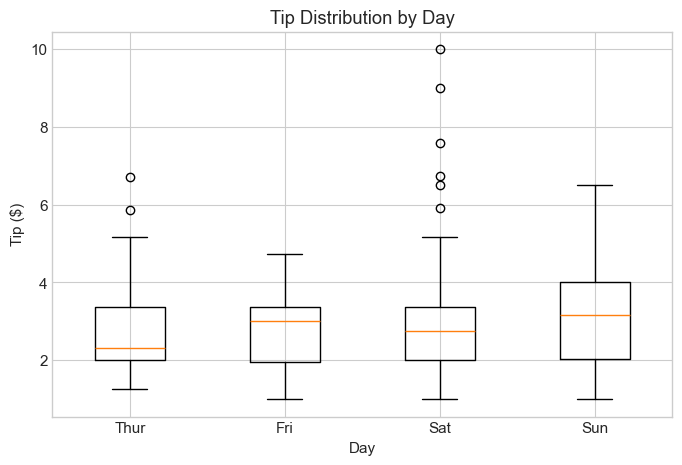
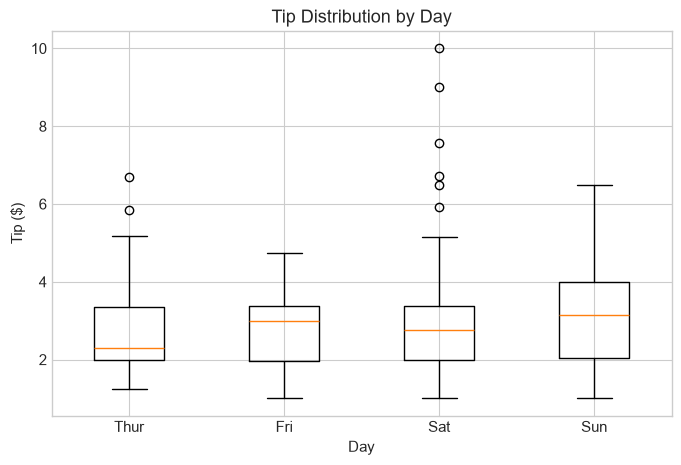
The notebook cell's code change between the first figure and the second:
--- before
+++ after
@@ -1,5 +1,5 @@
 box_data = [analysis_df.loc[analysis_df['day'] == day, 'tip'] for day in order]
 
-plt.boxplot(box_data, labels=order)
+plt.boxplot(box_data, tick_labels=order)
 plt.title('Tip Distribution by Day')
 plt.xlabel('Day')

Commit: Project completed